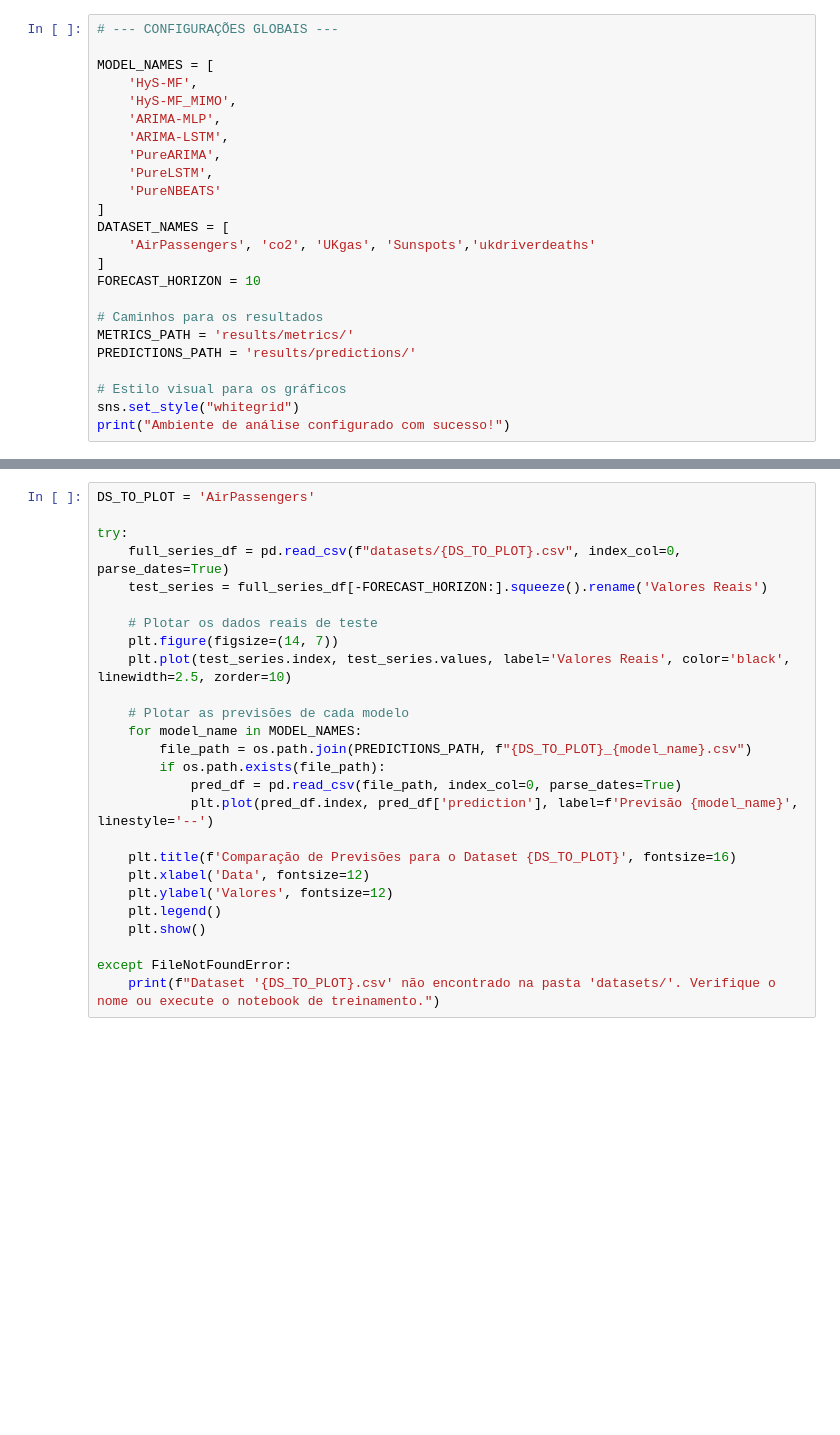
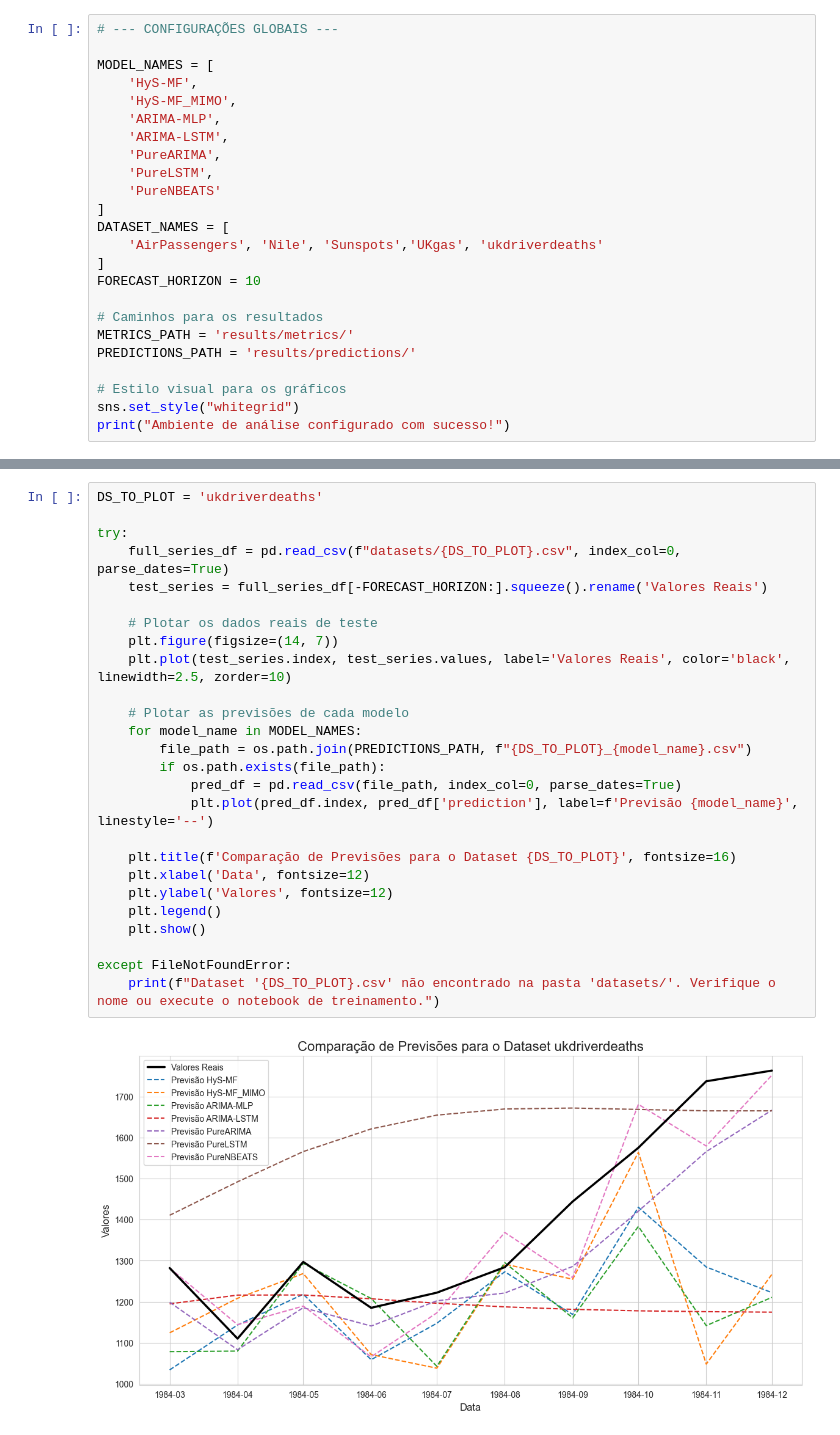
Before and after one commit to flaviohnm/timeseries-multsteahead, a Jupyter notebook: analise_resultado.ipynb, the cells around one changed output, grey strips where cells are left out. Cells and saved outputs as stored; diff of their text form; blank space fills up the shorter version.

```diff
--- a/analise_resultado.ipynb
+++ b/analise_resultado.ipynb
@@ -19,7 +25,7 @@ MODEL_NAMES = [
     'PureNBEATS'
 ]
 DATASET_NAMES = [
-    'AirPassengers', 'co2', 'UKgas', 'Sunspots','ukdriverdeaths'
+    'AirPassengers', 'Nile', 'Sunspots','UKgas', 'ukdriverdeaths'
 ]
 FORECAST_HORIZON = 10
 
@@ -57,29 +82,31 @@ display(df_mase.style.highlight_min(axis=1, color='blue').format("{:.3f}"))
 # %%
-DS_TO_PLOT = 'AirPassengers'
+DS_TO_PLOT = 'ukdriverdeaths'
 
 try:
     full_series_df = pd.read_csv(f"datasets/{DS_TO_PLOT}.csv", index_col=0, parse_dates=True)
     test_series = full_series_df[-FORECAST_HORIZON:].squeeze().rename('Valores Reais')
 
     # Plotar os dados reais de teste
     plt.figure(figsize=(14, 7))
     plt.plot(test_series.index, test_series.values, label='Valores Reais', color='black', linewidth=2.5, zorder=10)
 
     # Plotar as previsões de cada modelo
     for model_name in MODEL_NAMES:
         file_path = os.path.join(PREDICTIONS_PATH, f"{DS_TO_PLOT}_{model_name}.csv")
         if os.path.exists(file_path):
             pred_df = pd.read_csv(file_path, index_col=0, parse_dates=True)
             plt.plot(pred_df.index, pred_df['prediction'], label=f'Previsão {model_name}', linestyle='--')
 
     plt.title(f'Comparação de Previsões para o Dataset {DS_TO_PLOT}', fontsize=16)
     plt.xlabel('Data', fontsize=12)
     plt.ylabel('Valores', fontsize=12)
     plt.legend()
     plt.show()
 
 except FileNotFoundError:
     print(f"Dataset '{DS_TO_PLOT}.csv' não encontrado na pasta 'datasets/'. Verifique o nome ou execute o notebook de treinamento.")
+# %% [output]
+[figure, added]
 # %%
 dm_results_summary = []
 
```
Also changed, not shown: parts of 7 cells of this notebook, 2 other files.
